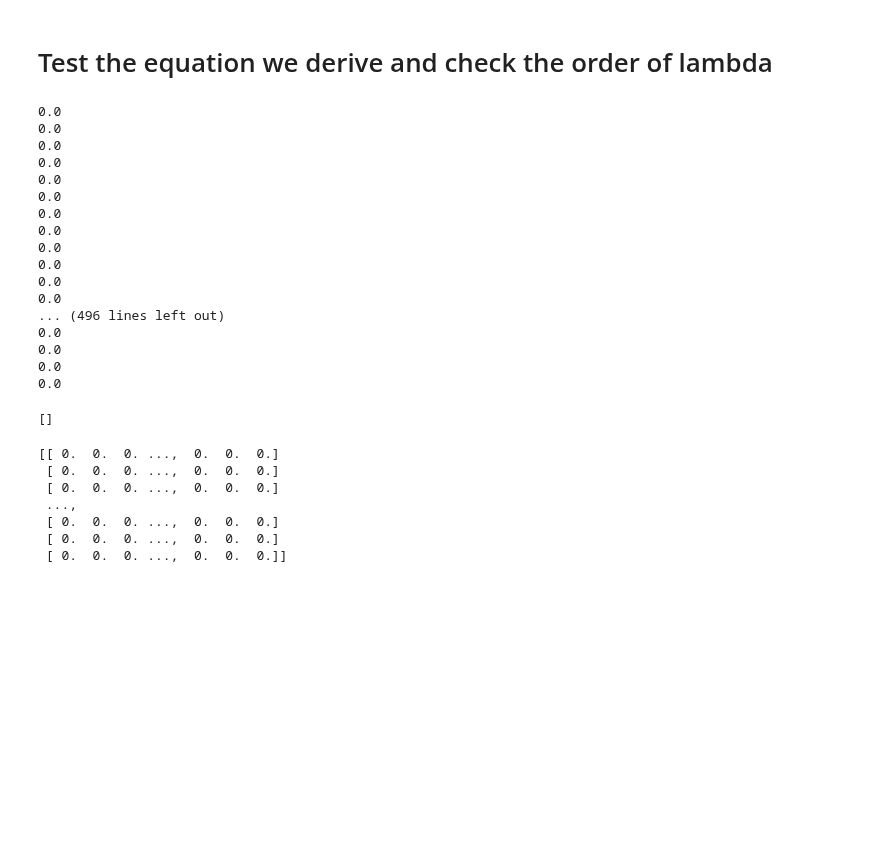
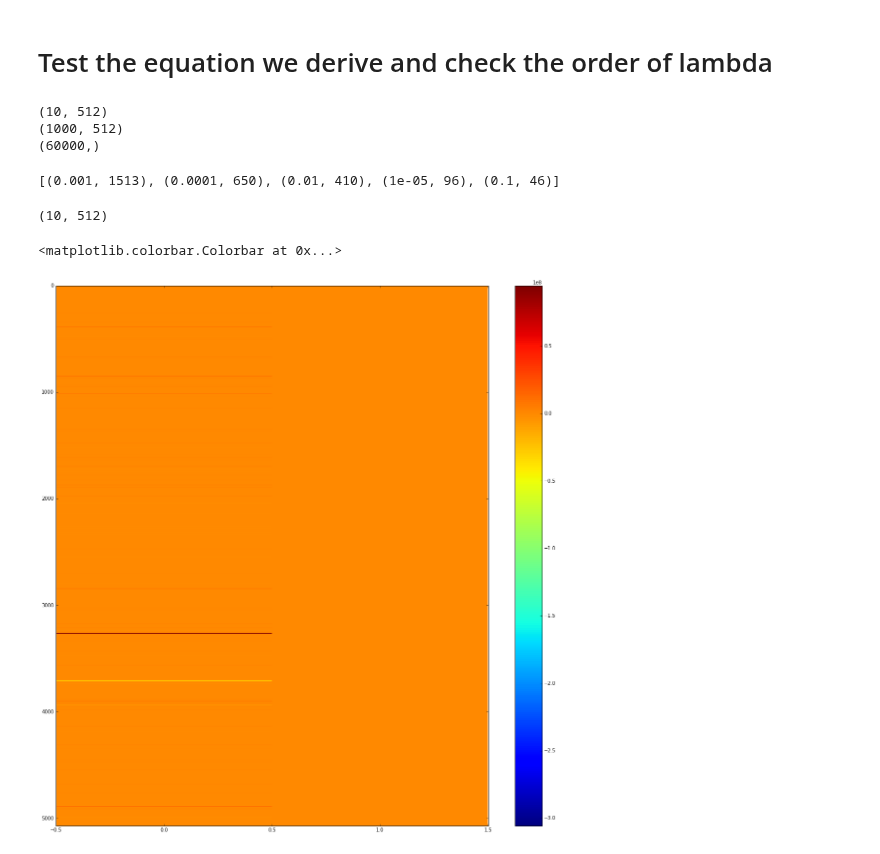
Before and after one commit to robroooh/ipynb_container, a Jupyter notebook: keras_mnist_mlp_1L.ipynb, the cells around one changed output. Cells and saved outputs as stored; diff of their text form; code cells hidden in the pictures; blank space fills up the shorter version.

```diff
--- a/keras_mnist_mlp_1L.ipynb
+++ b/keras_mnist_mlp_1L.ipynb
@@ -409,6 +409,9 @@ def lag(w,xs,ys):
     n = w.shape[0]
     d = w.shape[1]
     lamb = np.zeros((n,d))
+    print(w.shape)
+    print(xs.shape)
+    print(ys.shape)
     for lamb_i in range(n):
         for lamb_j in range(d):
             inner_sum = 0.
@@ -419,40 +422,35 @@ def lag(w,xs,ys):
                     inner_sum += np.dot(xs[inner_i][inner_j],w[inner_i][inner_j]) - ys[inner_i]
                 outer_sum += inner_sum
             big_result = outer_sum * (x[lamb_j]/w[lamb_i][lamb_j])
-            big_result += (-1/Nb_of_samples) * big_result
+            big_result = (-1/Nb_of_samples) * big_result
             lamb[lamb_i][lamb_j] = big_result
-            if lamb_i % 1000000 == 0:
-                print(lamb[lamb_i][lamb_j])
     return np.copy(lamb)
+
 
 ex_lamb = lag(layer4_weights[0].T, x_layer4[0],y_train)
 get_mode_by_order(ex_lamb)
 # %% [output]
-0.0
-0.0
-0.0
-0.0
-0.0
-0.0
-0.0
-0.0
-0.0
-0.0
-0.0
-0.0
-... (496 lines left out)
-0.0
-0.0
-0.0
-0.0
+(10, 512)
+(1000, 512)
+(60000,)
-[]
+[(0.001, 1513), (0.0001, 650), (0.01, 410), (1e-05, 96), (0.1, 46)]
 # %%
-print(ex_lamb)
+print(ex_lamb.shape)
 # %% [output]
-[[ 0.  0.  0. ...,  0.  0.  0.]
- [ 0.  0.  0. ...,  0.  0.  0.]
- [ 0.  0.  0. ...,  0.  0.  0.]
- ...,
- [ 0.  0.  0. ...,  0.  0.  0.]
- [ 0.  0.  0. ...,  0.  0.  0.]
- [ 0.  0.  0. ...,  0.  0.  0.]]
+(10, 512)
+# %%
+data = Counter(ex_lamb.flatten())
+x1 = []
+y1 = []
+for val,occ in data.items():
+    x1.append(val)
+    y1.append(occ)
+
+indexes = np.arange(len(x1))
+plt.figure(figsize=(20,20))
+
+plt.imshow(data.items(), aspect='auto', interpolation='none')
+plt.colorbar()
+# %% [output]
+<matplotlib.colorbar.Colorbar at 0x...>
+[figure, added]
```
Also changed, not shown: parts of 1 cell of this notebook.
